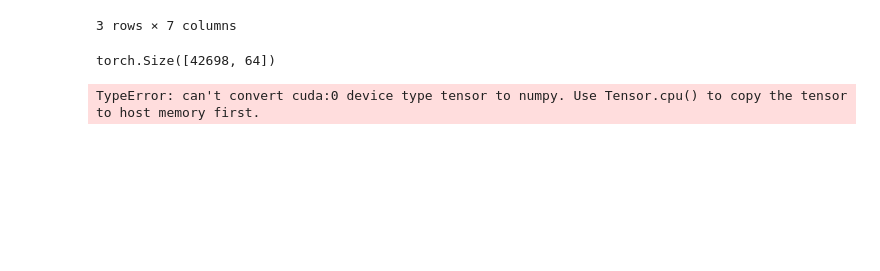
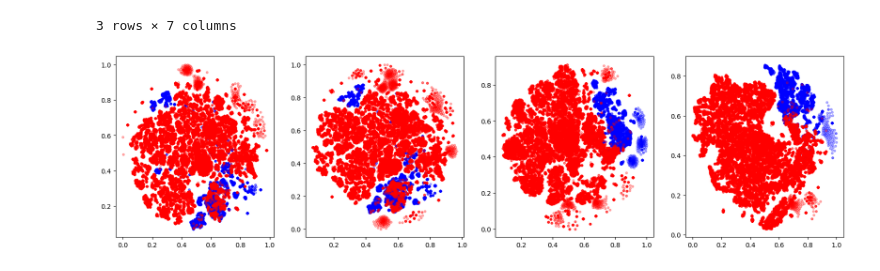
Before and after one commit to coldwindx/Jack, a Jupyter notebook: notebook/特征可视化分析.ipynb, the cells around one changed output. Saved outputs shown, nothing was run; the diff lists cells and outputs as text; code cells hidden in the pictures; blank space fills up the shorter version.

```diff
--- a/notebook/特征可视化分析.ipynb
+++ b/notebook/特征可视化分析.ipynb
@@ -88,41 +89,34 @@ for i in tqdm(range(data.nrows)):
     with torch.no_grad():
         pred = predictor(padded_sent_seq["input_ids"].cuda(), padded_sent_seq["attention_mask"].cuda(), data_length)
 # %%
-features_after_embedding = torch.cat([x.mean(dim=1) for x in extractor.features["net.input_net.0"]])
-features_after_embedding.shape
+net_input_net_0 = torch.cat([x.mean(dim=1) for x in extractor.features["net.input_net.0"]])
+net_input_net_2 = torch.cat([x.mean(dim=1) for x in extractor.features["net.input_net.2"]])
+net_pooling_net = torch.cat(extractor.features["net.pooling_net"])
+net_output_net_1 = torch.cat(extractor.features["net.output_net.1"])
-# %% [output]
-torch.Size([42698, 64])
-# %%
-## t-sne降维分析
-from sklearn.manifold import TSNE
-from matplotlib import pyplot as plt
-
-features = features_after_embedding.cpu().numpy()
-
-tsne = TSNE(n_components=2)
-x = tsne.fit_transform(features)
-
-# 设置图例样式
-maker = ['o', 's', '^', 's', 'p', '*', '<', '>', 'D', 'd', 'h', 'H']
-colors = ['#e38c7a', '#656667', '#99a4bc', 'cyan', 'blue', 'lime', 'r', 'violet', 'm', 'peru', 'olivedrab', 'hotpink']
-labels = ['a', 'b', 'c', 'd']
-font = {'family': 'Times New Roman', 'weight': 'bold', 'size': 32}
-
-# 图像绘制
-def plotlabels(x, y, labels, name):
-    data = pd.DataFrame({'x': x, 'y': y, 'label': labels})
-    for index in range(2):  # 假设总共有三个类别，类别的表示为0,1,2
-        X = data.loc[data['label'] == index]['x']
-        Y = data.loc[data['label'] == index]['y']
-        plt.scatter(X, Y, cmap='brg', s=100, marker=maker[index], c=colors[index], edgecolors=colors[index], alpha=0.65)
-
-        plt.xticks([])  # 去掉横坐标值
-        plt.yticks([])  # 去掉纵坐标值
-    plt.title(name, fontsize=32, fontweight='normal', pad=20)
-
-
-fig = plt.figure(figsize=(10, 10))
-plotlabels(features[:, 0], features[:, 1], data[:, dt.f.label].to_numpy())
-plt.show(fig)
-# %% [output]
-TypeError: can't convert cuda:0 device type tensor to numpy. Use Tensor.cpu() to copy the tensor to host memory first.
+# %%
+## t-sne降维分析
+from sklearn.manifold import TSNE
+from sklearn.decomposition import PCA
+from matplotlib import pyplot as plt
+from scipy.stats import gaussian_kde
+
+def draw_tsne_scatter_density(ax, x, y, labels):
+    tsne = TSNE(n_components=2)
+    x = tsne.fit_transform(x)
+    x = (x - np.min(x)) / (np.max(x) - np.min(x))
+    density = gaussian_kde(x.T)(x.T)
+    # cmap = plt.cm.get_cmap('viridis')
+    # 使用字典存储颜色，以便为每个类别分配唯一颜色
+    colors = {0: 'blue', 2: 'green', 1: 'red'}
+    for label in set(labels):
+        indices = np.argwhere(y == label)
+        ax.scatter(x[indices, 0], x[indices, 1], c=colors[label], label=label, cmap=colors, s=5, alpha=0.3)
+
+fig, axes = plt.subplots(1, 4, figsize=(20, 5))
+draw_tsne_scatter_density(axes[0], net_input_net_0.cpu().numpy(), data[:, dt.f.label].to_numpy().flatten(), [1, 0])
+draw_tsne_scatter_density(axes[1], net_input_net_2.cpu().numpy(), data[:, dt.f.label].to_numpy().flatten(), [1, 0])
+draw_tsne_scatter_density(axes[2], net_pooling_net.cpu().numpy(), data[:, dt.f.label].to_numpy().flatten(), [1, 0])
+draw_tsne_scatter_density(axes[3], net_output_net_1.cpu().numpy(), data[:, dt.f.label].to_numpy().flatten(), [1, 0])
+plt.show(fig)
+# %% [output]
+[figure, added]
```
Also changed, not shown: parts of 1 cell of this notebook, 1 other file.
